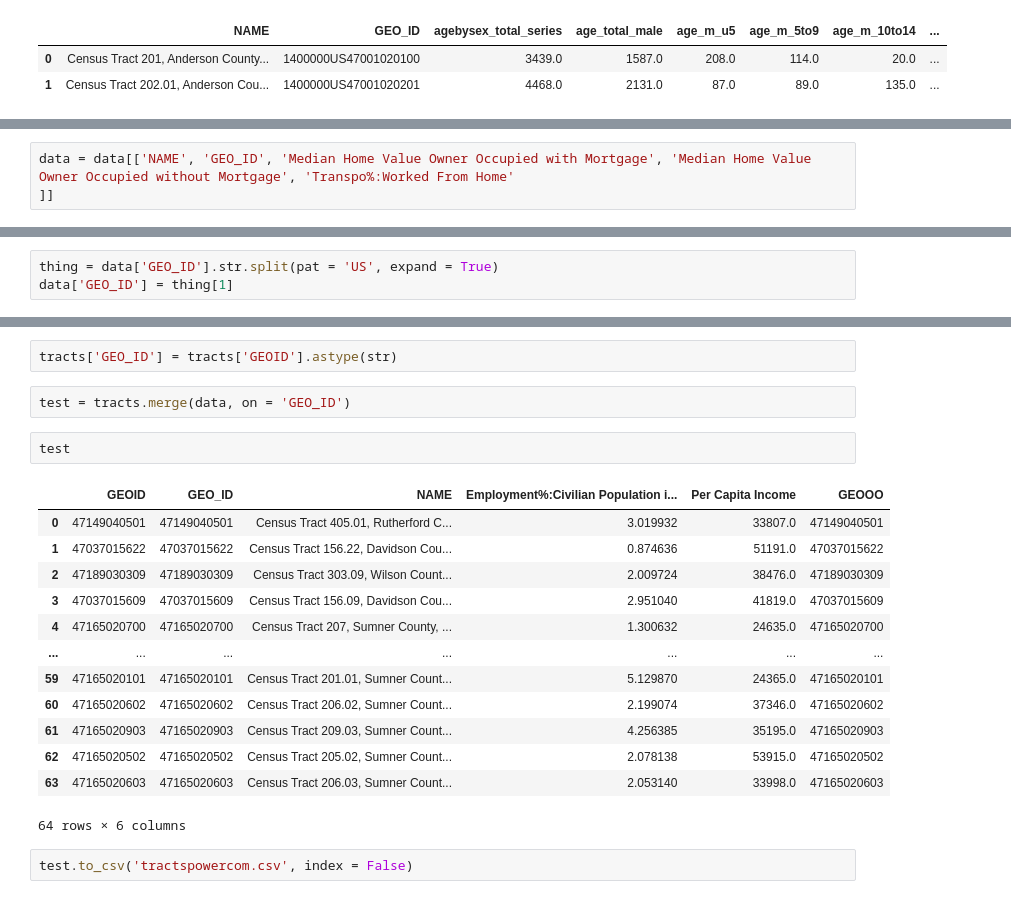
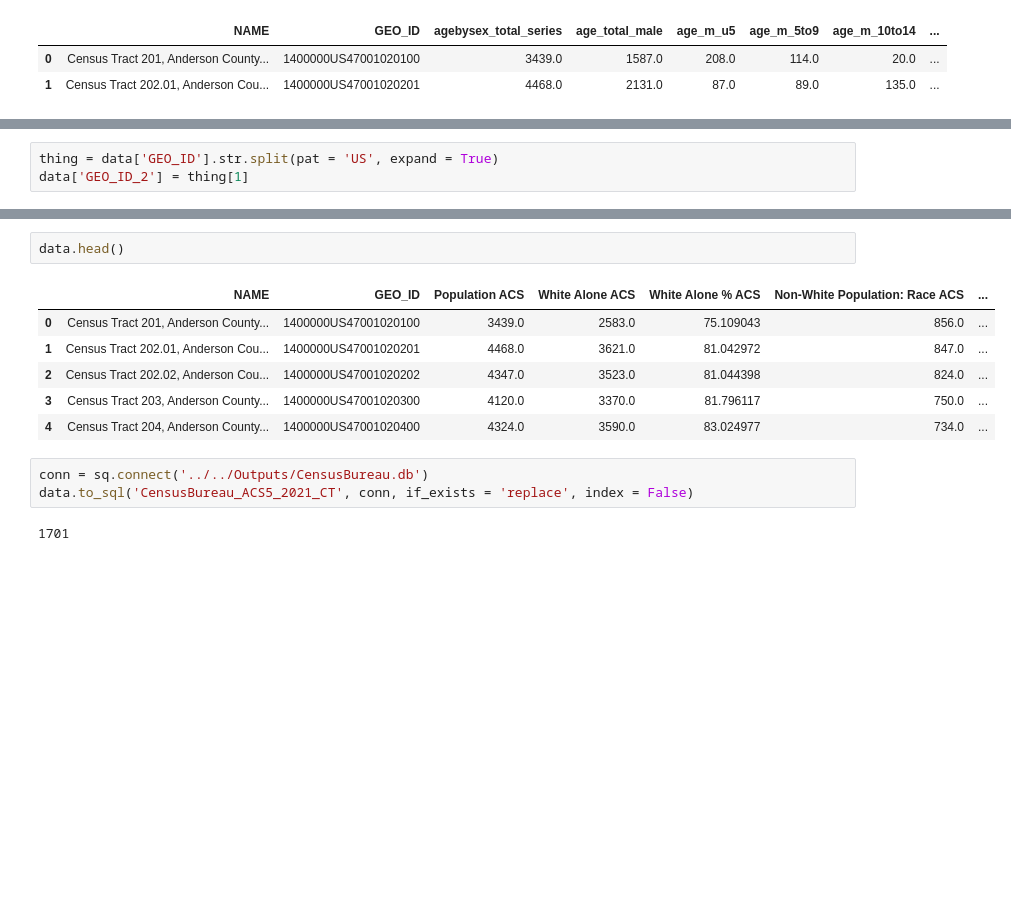
Before and after one commit to Greater-Nashville-Regional-Council/Data-Pipelines, a Jupyter notebook: Notebooks/3. API Source Transformations/2021_ACS5_CT_Transform.ipynb, the cells around one changed output, grey strips where cells are left out. Cells and saved outputs as stored; diff of their text form; blank space fills up the shorter version.

```diff
--- a/Notebooks/3. API Source Transformations/2021_ACS5_CT_Transform.ipynb
+++ b/Notebooks/3. API Source Transformations/2021_ACS5_CT_Transform.ipynb
@@ -4091,3 +4136,0 @@ memory usage: 24.7+ MB
-# %%
-data = data[['NAME', 'GEO_ID', 'Median Home Value Owner Occupied with Mortgage', 'Median Home Value Owner Occupied without Mortgage', 'Transpo%:Worked From Home'
-]]
@@ -4103,3 +4137,3 @@ data.head()
 # %%
 thing = data['GEO_ID'].str.split(pat = 'US', expand = True)
-data['GEO_ID'] = thing[1]
+data['GEO_ID_2'] = thing[1]
@@ -4123,22 +4140,14 @@ tracts.head()
-# %%
-tracts['GEO_ID'] = tracts['GEOID'].astype(str)
-# %%
-test = tracts.merge(data, on = 'GEO_ID')
 # %%
-test
+data.head()
 # %% [output]
-|  | GEOID | GEO_ID | NAME | Employment%:Civilian Population i... | Per Capita Income | GEOOO |
-| 0 | 47149040501 | 47149040501 | Census Tract 405.01, Rutherford C... | 3.019932 | 33807.0 | 47149040501 |
-| 1 | 47037015622 | 47037015622 | Census Tract 156.22, Davidson Cou... | 0.874636 | 51191.0 | 47037015622 |
-| 2 | 47189030309 | 47189030309 | Census Tract 303.09, Wilson Count... | 2.009724 | 38476.0 | 47189030309 |
-| 3 | 47037015609 | 47037015609 | Census Tract 156.09, Davidson Cou... | 2.951040 | 41819.0 | 47037015609 |
-| 4 | 47165020700 | 47165020700 | Census Tract 207, Sumner County, ... | 1.300632 | 24635.0 | 47165020700 |
-| ... | ... | ... | ... | ... | ... | ... |
-| 59 | 47165020101 | 47165020101 | Census Tract 201.01, Sumner Count... | 5.129870 | 24365.0 | 47165020101 |
-| 60 | 47165020602 | 47165020602 | Census Tract 206.02, Sumner Count... | 2.199074 | 37346.0 | 47165020602 |
-| 61 | 47165020903 | 47165020903 | Census Tract 209.03, Sumner Count... | 4.256385 | 35195.0 | 47165020903 |
-| 62 | 47165020502 | 47165020502 | Census Tract 205.02, Sumner Count... | 2.078138 | 53915.0 | 47165020502 |
-| 63 | 47165020603 | 47165020603 | Census Tract 206.03, Sumner Count... | 2.053140 | 33998.0 | 47165020603 |
+|  | NAME | GEO_ID | Population ACS | White Alone ACS | White Alone % ACS | Non-White Population: Race ACS | ... |
+| 0 | Census Tract 201, Anderson County... | 1400000US47001020100 | 3439.0 | 2583.0 | 75.109043 | 856.0 | ... |
+| 1 | Census Tract 202.01, Anderson Cou... | 1400000US47001020201 | 4468.0 | 3621.0 | 81.042972 | 847.0 | ... |
+| 2 | Census Tract 202.02, Anderson Cou... | 1400000US47001020202 | 4347.0 | 3523.0 | 81.044398 | 824.0 | ... |
+| 3 | Census Tract 203, Anderson County... | 1400000US47001020300 | 4120.0 | 3370.0 | 81.796117 | 750.0 | ... |
+| 4 | Census Tract 204, Anderson County... | 1400000US47001020400 | 4324.0 | 3590.0 | 83.024977 | 734.0 | ... |
-64 rows × 6 columns
 # %%
-test.to_csv('tractspowercom.csv', index = False)
+conn = sq.connect('../../Outputs/CensusBureau.db')
+data.to_sql('CensusBureau_ACS5_2021_CT', conn, if_exists = 'replace', index = False)
+# %% [output]
+1701
```
Also changed, not shown: parts of 8 cells of this notebook, 29 other files.
